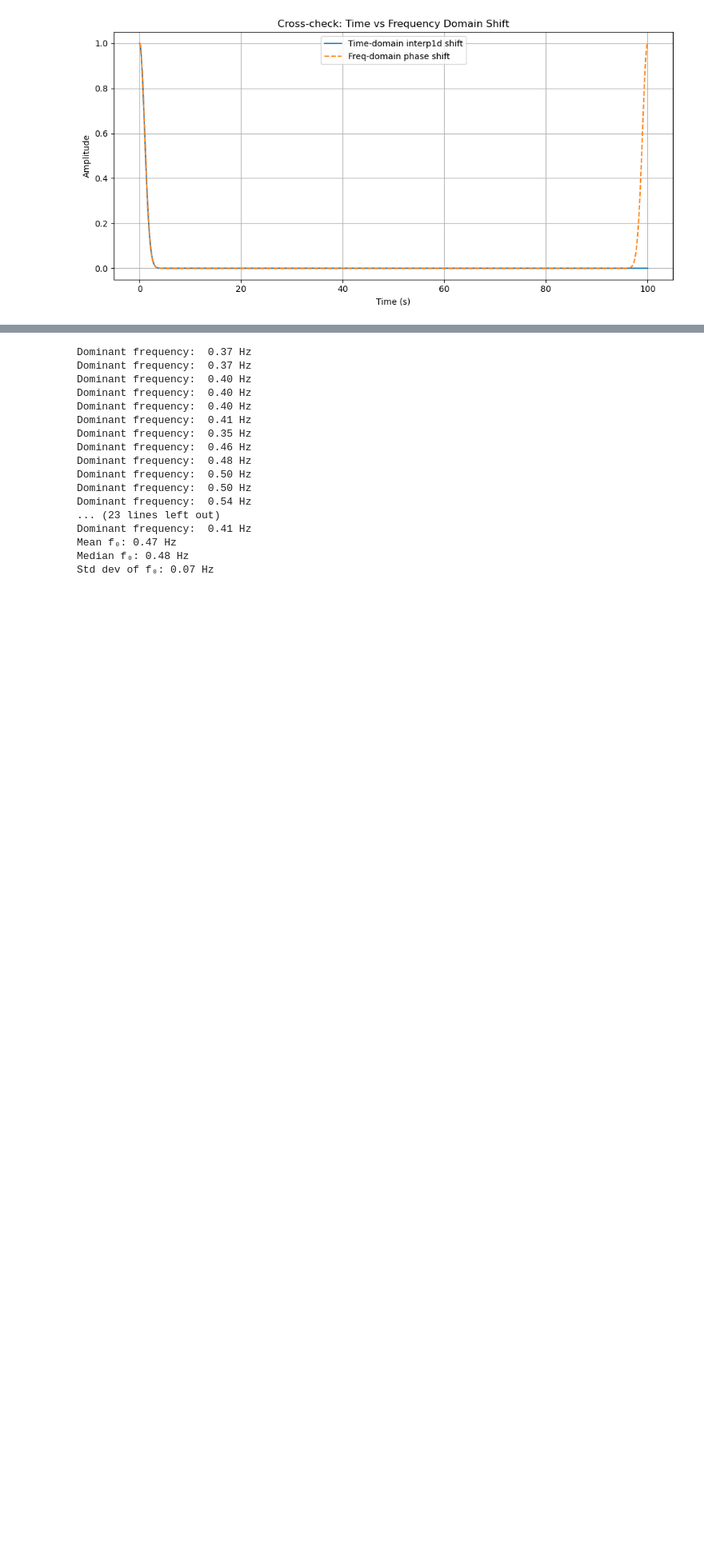
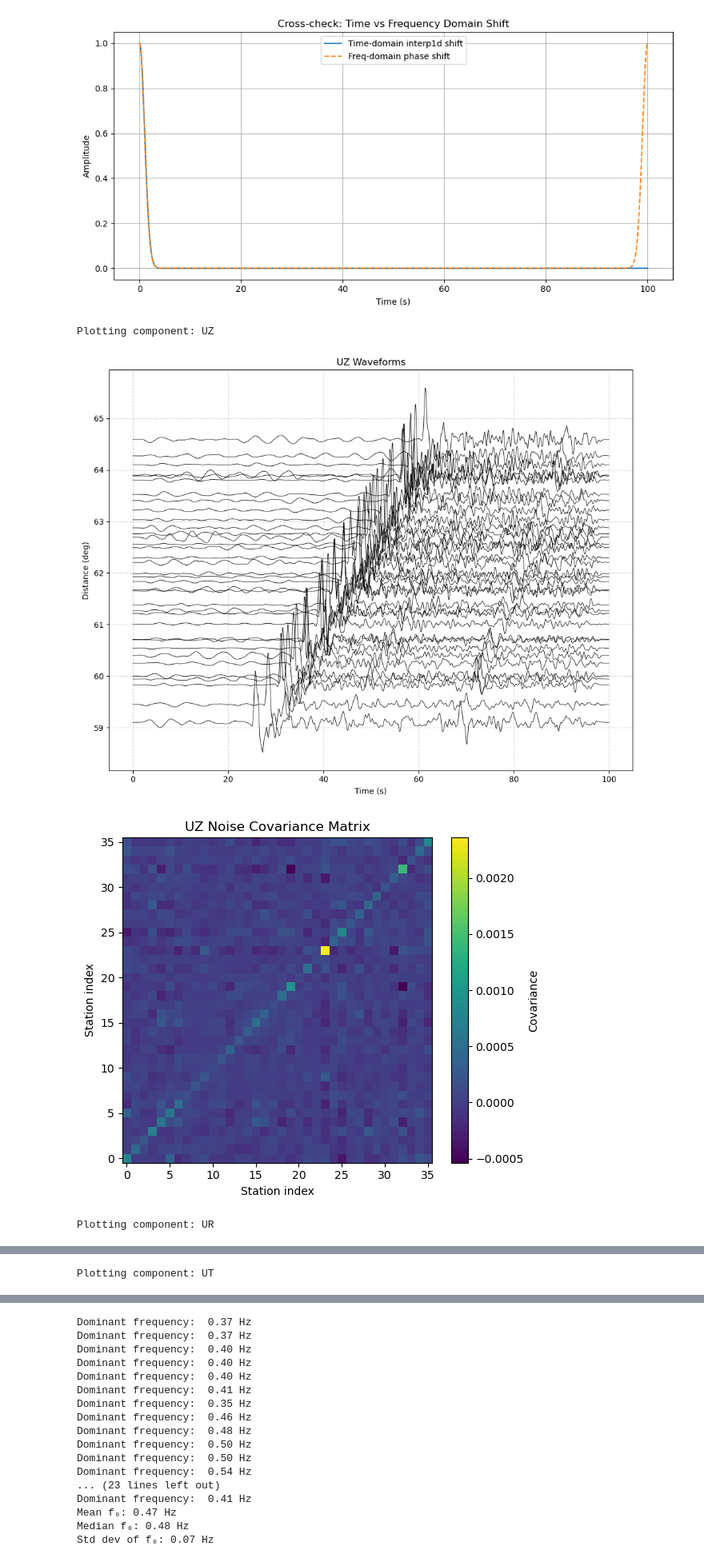
Before and after one commit to evanzzq/VespaPolPy, a Jupyter notebook: Debug.ipynb, the cells around one changed output, grey strips where cells are left out. Shown at 80% size. Drawn from its saved outputs; the diff is of its cells as text; code cells hidden in the pictures; blank space fills up the shorter version.

```diff
--- a/Debug.ipynb
+++ b/Debug.ipynb
@@ -230,0 +237,55 @@ prepare_inputs_from_sac(data_dir, noise_dir=noise_dir,output_dir=output_dir)
+# %%
+import numpy as np
+import matplotlib.pyplot as plt
+import os
+
+def visualize_waveforms_and_cov(output_dir):
+    comps = ["UZ", "UR", "UT"]
+    metadata = np.loadtxt(os.path.join(output_dir, "station_metadata.csv"), delimiter=",", skiprows=1)
+    dists = metadata[:, 0]
+
+    for comp in comps:
+        print(f"Plotting component: {comp}")
+        signal_path = os.path.join(output_dir, f"{comp}.csv")
+        cov_path = os.path.join(output_dir, f"CD_{comp}.csv")
+
+        # Load waveforms and covariance
+        data = np.loadtxt(signal_path, delimiter=",")  # shape (T, N)
+        C_D = np.loadtxt(cov_path, delimiter=",")      # shape (N, N)
+        T, N = data.shape
+        time = np.loadtxt(os.path.join(output_dir, "time.csv"), delimiter=",")  # shape (T,)
+
+        # --- Plot waveforms ---
+        plt.figure(figsize=(10, 8))
+        for i in range(N):
+            tr = data[:, i]
+            norm = np.max(np.abs(tr))
+            if norm == 0:
+                norm = 1.
+            norm = 1.
+            plt.plot(time, tr / norm + dists[i], color="black", lw=0.6)
+
+        plt.xlabel("Time (s)")
+        plt.ylabel("Distance (deg)")
+        plt.title(f"{comp} Waveforms")
+        plt.grid(True, linestyle='--', alpha=0.5)
+        plt.tight_layout()
+        plt.show()
+
+        # --- Plot covariance matrix ---
+        vmin, vmax = -1e7, 1e7
+        plt.figure(figsize=(6, 5))
+        im = plt.imshow(C_D, cmap="viridis", aspect="auto", origin="lower")
+        plt.colorbar(im, label="Covariance")
+        plt.title(f"{comp} Noise Covariance Matrix")
+        plt.xlabel("Station index")
+        plt.ylabel("Station index")
+        plt.tight_layout()
+        plt.show()
+
+visualize_waveforms_and_cov(output_dir)
+# %% [output]
+Plotting component: UZ
+[figure, added]
+[figure, added]
+Plotting component: UR
@@ -230,0 +294 @@ prepare_inputs_from_sac(data_dir, noise_dir=noise_dir,output_dir=output_dir)
+Plotting component: UT
```
Also changed, not shown: parts of 4 cells of this notebook, 5 other files.
